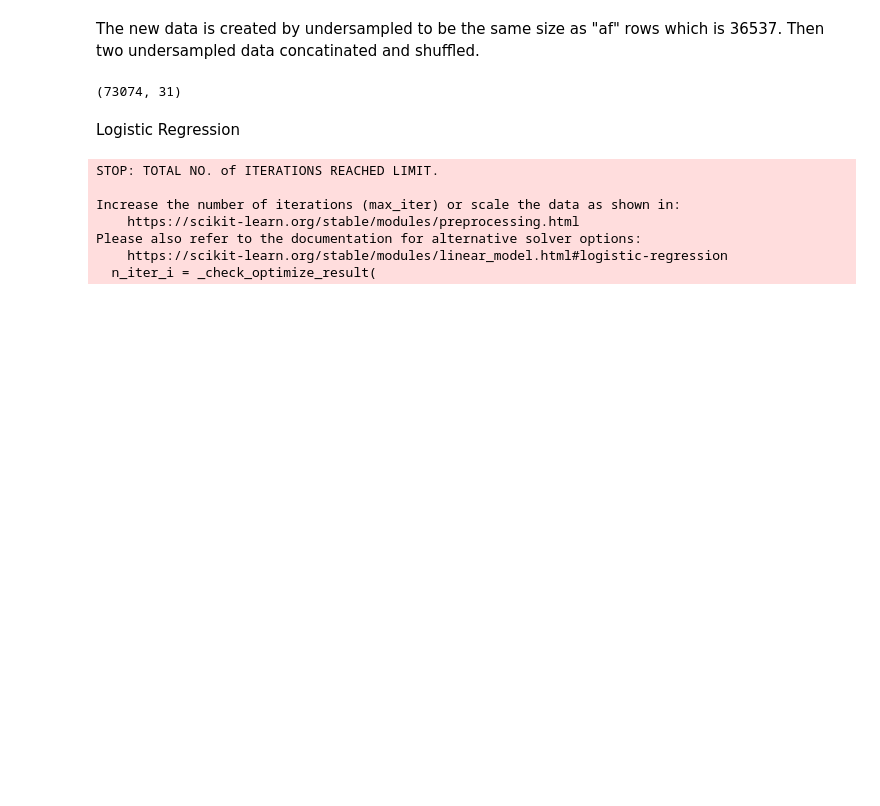
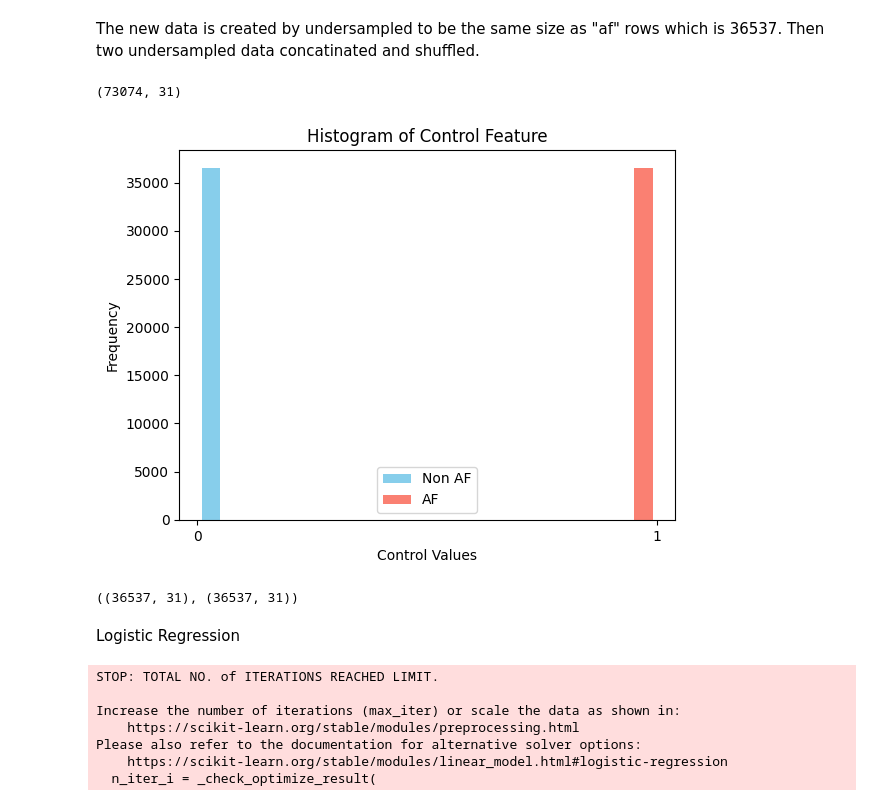
Before and after one commit to TheBarbaraIsTaken/AF-project, a Jupyter notebook: other_models.ipynb, the cells around one changed output. Saved outputs shown, nothing was run; the diff lists cells and outputs as text; code cells hidden in the pictures; blank space fills up the shorter version.

```diff
--- a/other_models.ipynb
+++ b/other_models.ipynb
@@ -78,6 +78,29 @@ new_data.head(30)
 new_data.shape
 # %% [output]
 (73074, 31)
+# %%
+# Separate the data into two groups based on the "Control" values
+non_af = new_data[new_data['Control'] == 0]
+af = new_data[new_data['Control'] == 1]
+
+# Plot histograms for each group
+plt.hist([non_af['Control'], af['Control']], bins=10, color=['skyblue', 'salmon'], label=['Non AF', 'AF'])
+
+plt.xticks([0, 1], ['0', '1'])
+# Add labels and title
+plt.xlabel('Control Values')
+plt.ylabel('Frequency')
+plt.title('Histogram of Control Feature')
+
+# Add legend
+plt.legend()
+
+# Show plot
+plt.show()
+non_af.shape,af.shape
+# %% [output]
+[figure, added]
+((36537, 31), (36537, 31))
 # %% [markdown]
 Logistic Regression
 # %%
```
Also changed, not shown: parts of 5 cells of this notebook.
